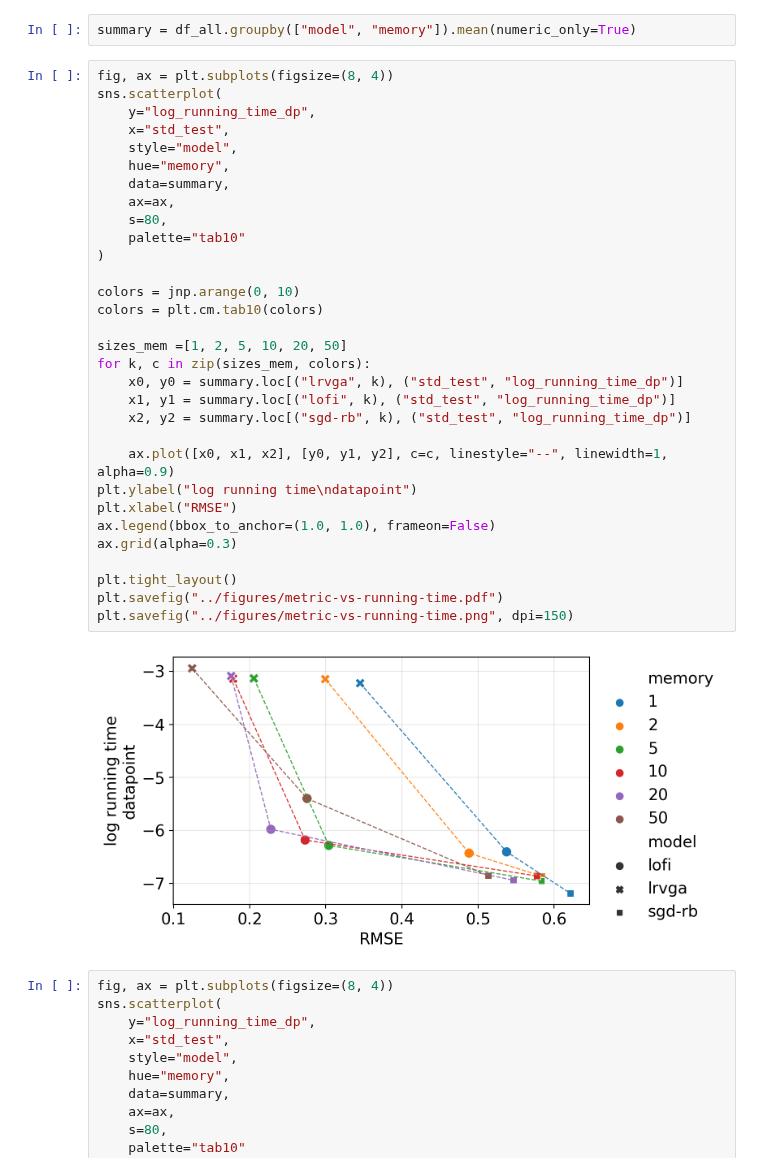
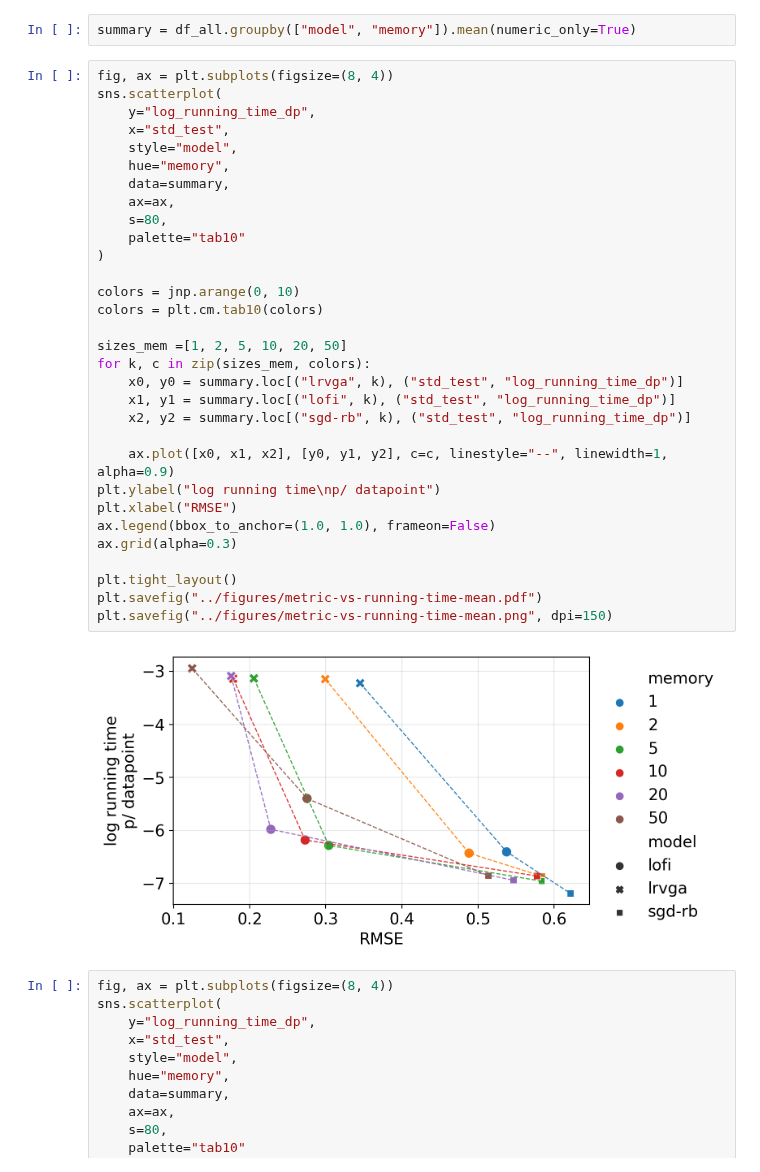
Before and after one commit to probml/rebayes, a Jupyter notebook: demos/showdown/time-analysis.ipynb, the cells around one changed output. Saved outputs shown, nothing was run; the diff lists cells and outputs as text.

Commit message:
feat: time-analysis.ipynb

```diff
--- a/demos/showdown/time-analysis.ipynb
+++ b/demos/showdown/time-analysis.ipynb
@@ -196,36 +180,36 @@ summary = df_all.groupby(["model", "memory"]).mean(numeric_only=True)
 # %%
 fig, ax = plt.subplots(figsize=(8, 4))
 sns.scatterplot(
     y="log_running_time_dp",
     x="std_test",
     style="model",
     hue="memory",
     data=summary,
     ax=ax,
     s=80,
     palette="tab10"
 )
 
 colors = jnp.arange(0, 10)
 colors = plt.cm.tab10(colors)
 
 sizes_mem =[1, 2, 5, 10, 20, 50]
 for k, c in zip(sizes_mem, colors):
     x0, y0 = summary.loc[("lrvga", k), ("std_test", "log_running_time_dp")]
     x1, y1 = summary.loc[("lofi", k), ("std_test", "log_running_time_dp")]
     x2, y2 = summary.loc[("sgd-rb", k), ("std_test", "log_running_time_dp")]
 
     ax.plot([x0, x1, x2], [y0, y1, y2], c=c, linestyle="--", linewidth=1, alpha=0.9)
-plt.ylabel("log running time\ndatapoint")
+plt.ylabel("log running time\np/ datapoint")
 plt.xlabel("RMSE")
 ax.legend(bbox_to_anchor=(1.0, 1.0), frameon=False)
 ax.grid(alpha=0.3)
 
 plt.tight_layout()
-plt.savefig("../figures/metric-vs-running-time.pdf")
-plt.savefig("../figures/metric-vs-running-time.png", dpi=150)
+plt.savefig("../figures/metric-vs-running-time-mean.pdf")
+plt.savefig("../figures/metric-vs-running-time-mean.png", dpi=150)
 # %% [output]
-[figure, old version]
+[figure, new version]
 # %%
 fig, ax = plt.subplots(figsize=(8, 4))
 sns.scatterplot(
```
Also changed, not shown: parts of 2 cells of this notebook.
